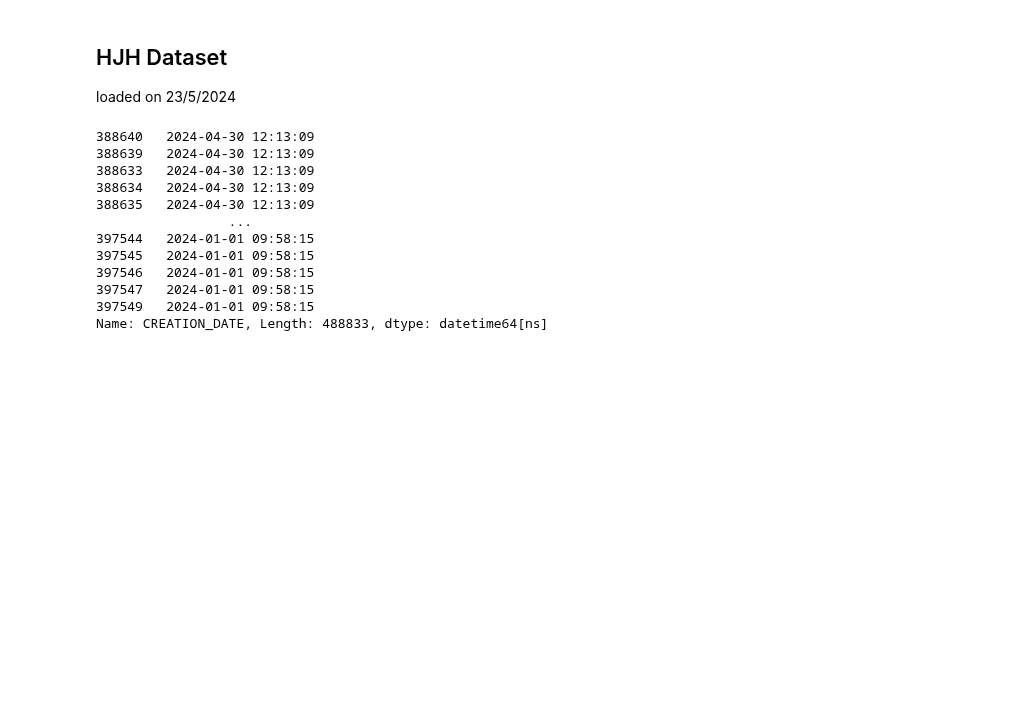
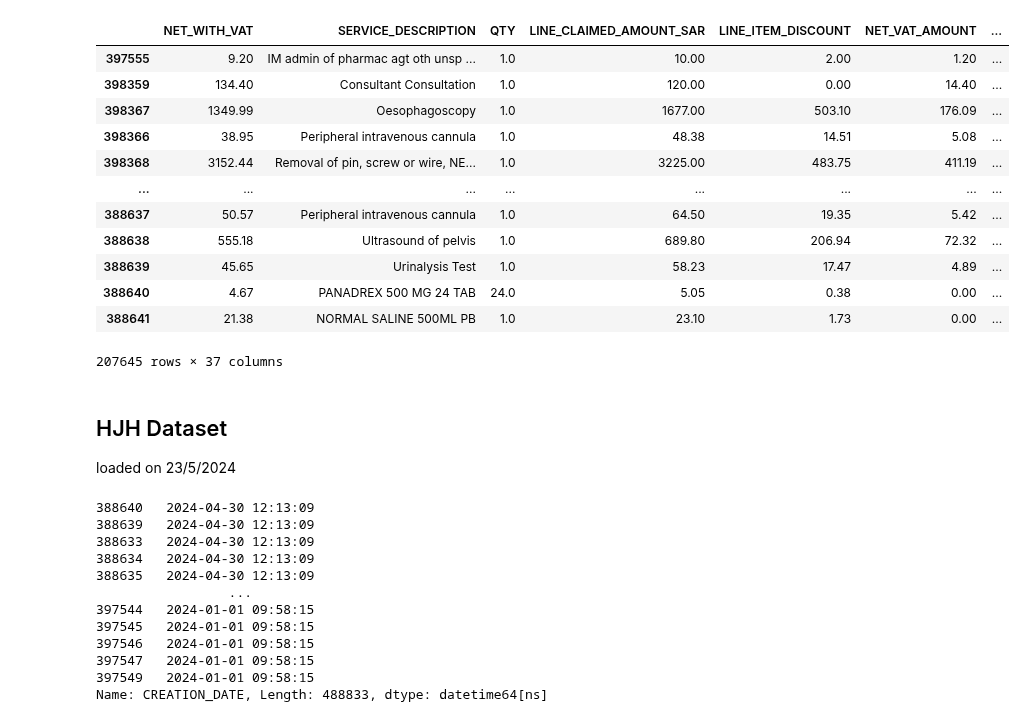
Before and after one commit to Andalusia-Data-Science-Team/Claims_Rejection, a Jupyter notebook: data_loader.ipynb, the cells around one changed output. Saved outputs shown, nothing was run; the diff lists cells and outputs as text; code cells hidden in the pictures; blank space fills up the shorter version.

```diff
--- a/data_loader.ipynb
+++ b/data_loader.ipynb
@@ -3,3 +3,4 @@ from src.data_local import MergedDataPreprocessing
 from cashe import get_cashed_input
 # %%
 # !pip install tensorflow --upgrade
+df = get_cashed_input()
@@ -6,3 +23,19 @@ from cashe import get_cashed_input
+# %%
+df
+# %% [output]
+|  | NET_WITH_VAT | SERVICE_DESCRIPTION | QTY | LINE_CLAIMED_AMOUNT_SAR | LINE_ITEM_DISCOUNT | NET_VAT_AMOUNT | ... |
+| 397555 | 9.20 | IM admin of pharmac agt oth unsp ... | 1.0 | 10.00 | 2.00 | 1.20 | ... |
+| 398359 | 134.40 | Consultant Consultation | 1.0 | 120.00 | 0.00 | 14.40 | ... |
+| 398367 | 1349.99 | Oesophagoscopy | 1.0 | 1677.00 | 503.10 | 176.09 | ... |
+| 398366 | 38.95 | Peripheral intravenous cannula | 1.0 | 48.38 | 14.51 | 5.08 | ... |
+| 398368 | 3152.44 | Removal of pin, screw or wire, NE... | 1.0 | 3225.00 | 483.75 | 411.19 | ... |
+| ... | ... | ... | ... | ... | ... | ... | ... |
+| 388637 | 50.57 | Peripheral intravenous cannula | 1.0 | 64.50 | 19.35 | 5.42 | ... |
+| 388638 | 555.18 | Ultrasound of pelvis | 1.0 | 689.80 | 206.94 | 72.32 | ... |
+| 388639 | 45.65 | Urinalysis Test | 1.0 | 58.23 | 17.47 | 4.89 | ... |
+| 388640 | 4.67 | PANADREX 500 MG 24 TAB | 24.0 | 5.05 | 0.38 | 0.00 | ... |
+| 388641 | 21.38 | NORMAL SALINE 500ML PB | 1.0 | 23.10 | 1.73 | 0.00 | ... |
+207645 rows × 37 columns
 # %% [markdown]
 ## HJH Dataset
 loaded on 23/5/2024
```
Also changed, not shown: parts of 1 cell of this notebook, 7 other files.
